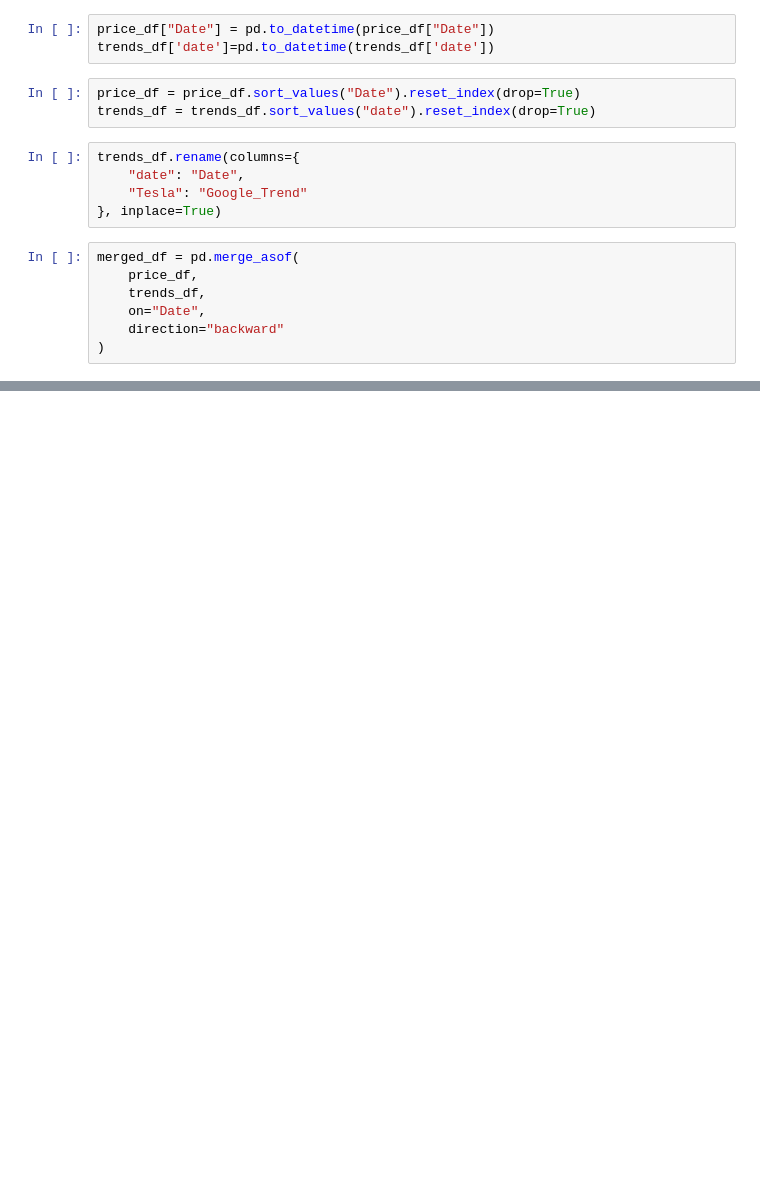
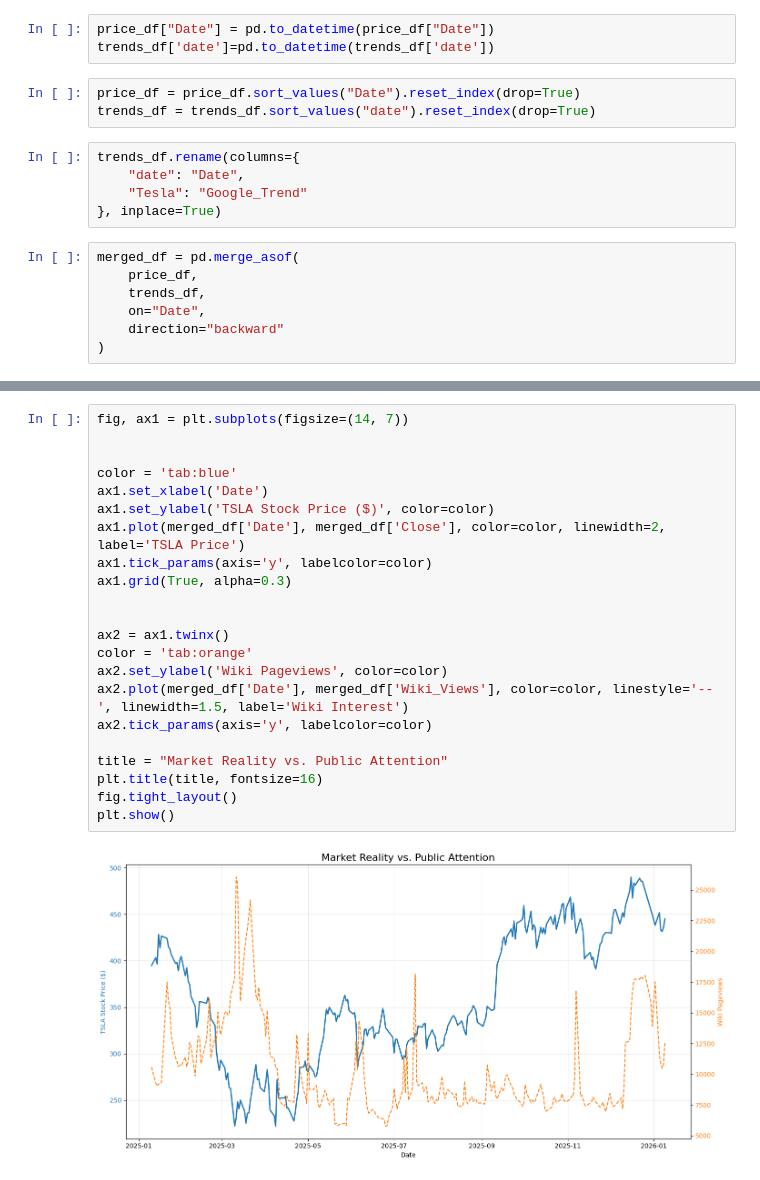
Before and after one commit to ashvin2005/fintech, a Jupyter notebook: fintech.ipynb, the cells around one changed output, grey strips where cells are left out. Saved outputs shown, nothing was run; the diff lists cells and outputs as text; blank space fills up the shorter version.

```diff
--- a/fintech.ipynb
+++ b/fintech.ipynb
@@ -178,0 +253,24 @@ merged_df.head(10)
+# %%
+fig, ax1 = plt.subplots(figsize=(14, 7))
+
+
+color = 'tab:blue'
+ax1.set_xlabel('Date')
+ax1.set_ylabel('TSLA Stock Price ($)', color=color)
+ax1.plot(merged_df['Date'], merged_df['Close'], color=color, linewidth=2, label='TSLA Price')
+ax1.tick_params(axis='y', labelcolor=color)
+ax1.grid(True, alpha=0.3)
+
+
+ax2 = ax1.twinx()
+color = 'tab:orange'
+ax2.set_ylabel('Wiki Pageviews', color=color)
+ax2.plot(merged_df['Date'], merged_df['Wiki_Views'], color=color, linestyle='--', linewidth=1.5, label='Wiki Interest')
+ax2.tick_params(axis='y', labelcolor=color)
+
+title = "Market Reality vs. Public Attention"
+plt.title(title, fontsize=16)
+fig.tight_layout()
+plt.show()
+# %% [output]
+[figure, added]
```
Also changed, not shown: parts of 24 cells of this notebook.
